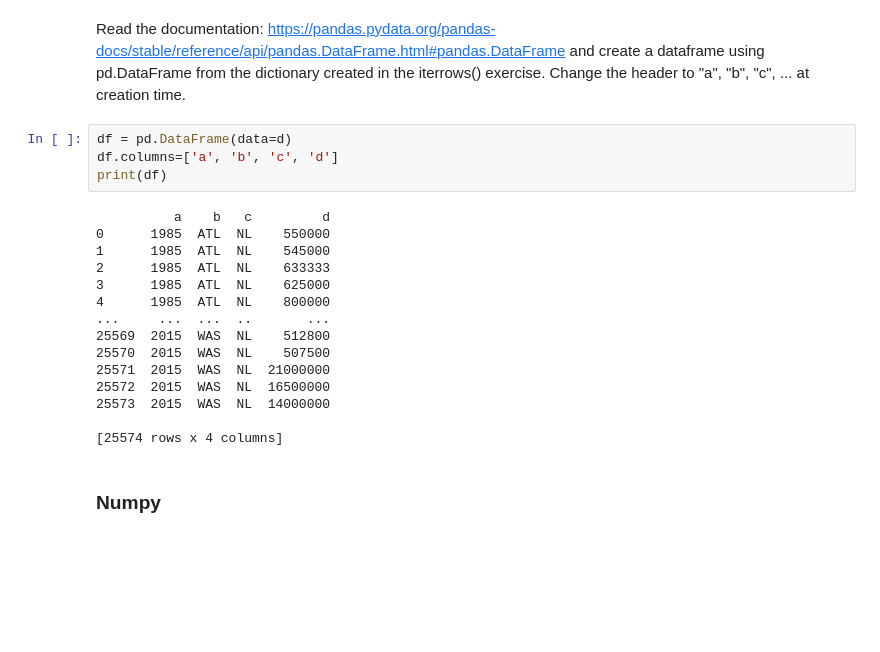
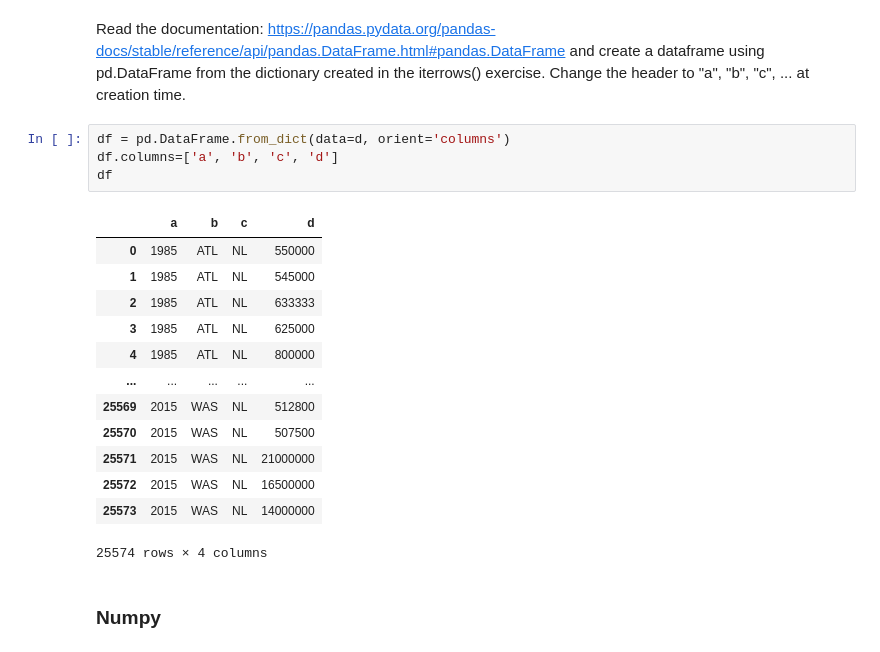
Before and after one commit to humera811/MLDS, a Jupyter notebook: Homewrok 0 Data/INF-552 Lab0.ipynb, the cells around one changed output. Cells and saved outputs as stored; diff of their text form; blank space fills up the shorter version.

```diff
--- a/Homewrok 0 Data/INF-552 Lab0.ipynb
+++ b/Homewrok 0 Data/INF-552 Lab0.ipynb
@@ -121,24 +121,23 @@ for _, data in df.iterrows():
 # %% [markdown]
 Read the documentation: https://pandas.pydata.org/pandas-docs/stable/reference/api/pandas.DataFrame.html#pandas.DataFrame and create a dataframe using pd.DataFrame from the dictionary created in the iterrows() exercise. Change the header to "a", "b", "c", ... at creation time.
 # %%
-df = pd.DataFrame(data=d)
+df = pd.DataFrame.from_dict(data=d, orient='columns')
 df.columns=['a', 'b', 'c', 'd']
-print(df)
+df
 # %% [output]
+|  | a | b | c | d |
+| 0 | 1985 | ATL | NL | 550000 |
+| 1 | 1985 | ATL | NL | 545000 |
+| 2 | 1985 | ATL | NL | 633333 |
+| 3 | 1985 | ATL | NL | 625000 |
+| 4 | 1985 | ATL | NL | 800000 |
+| ... | ... | ... | ... | ... |
+| 25569 | 2015 | WAS | NL | 512800 |
+| 25570 | 2015 | WAS | NL | 507500 |
+| 25571 | 2015 | WAS | NL | 21000000 |
+| 25572 | 2015 | WAS | NL | 16500000 |
+| 25573 | 2015 | WAS | NL | 14000000 |
-          a    b   c         d
-0      1985  ATL  NL    550000
-1      1985  ATL  NL    545000
-2      1985  ATL  NL    633333
-3      1985  ATL  NL    625000
-4      1985  ATL  NL    800000
-...     ...  ...  ..       ...
-25569  2015  WAS  NL    512800
-25570  2015  WAS  NL    507500
-25571  2015  WAS  NL  21000000
-25572  2015  WAS  NL  16500000
-25573  2015  WAS  NL  14000000
-
-[25574 rows x 4 columns]
+25574 rows × 4 columns
 # %% [markdown]
 ### Numpy
 # %% [markdown]
```
Also changed, not shown: parts of 11 cells of this notebook, 9 other files.
